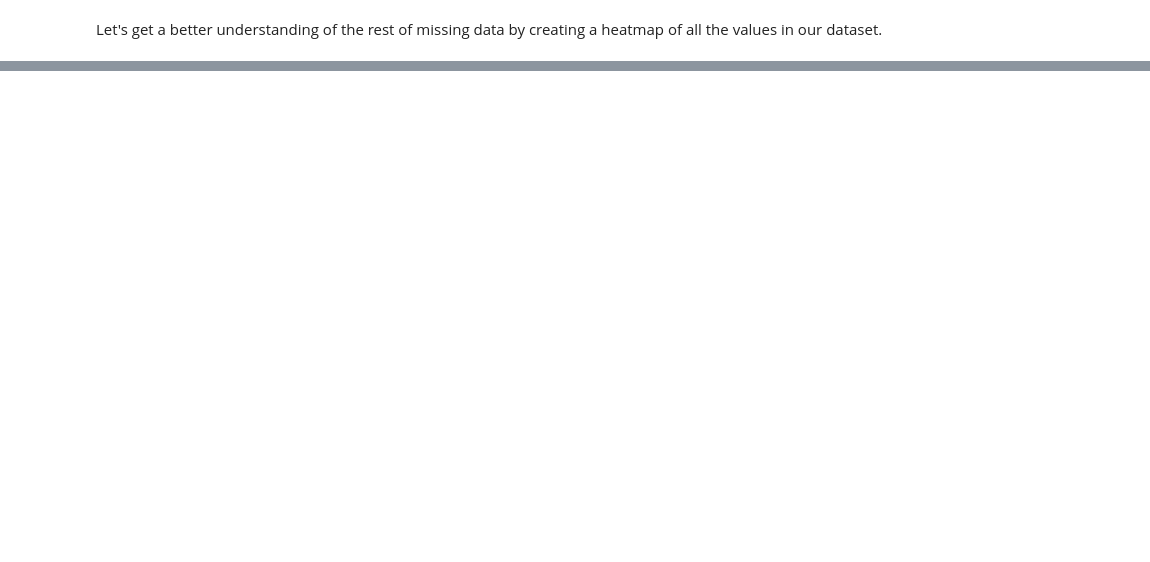
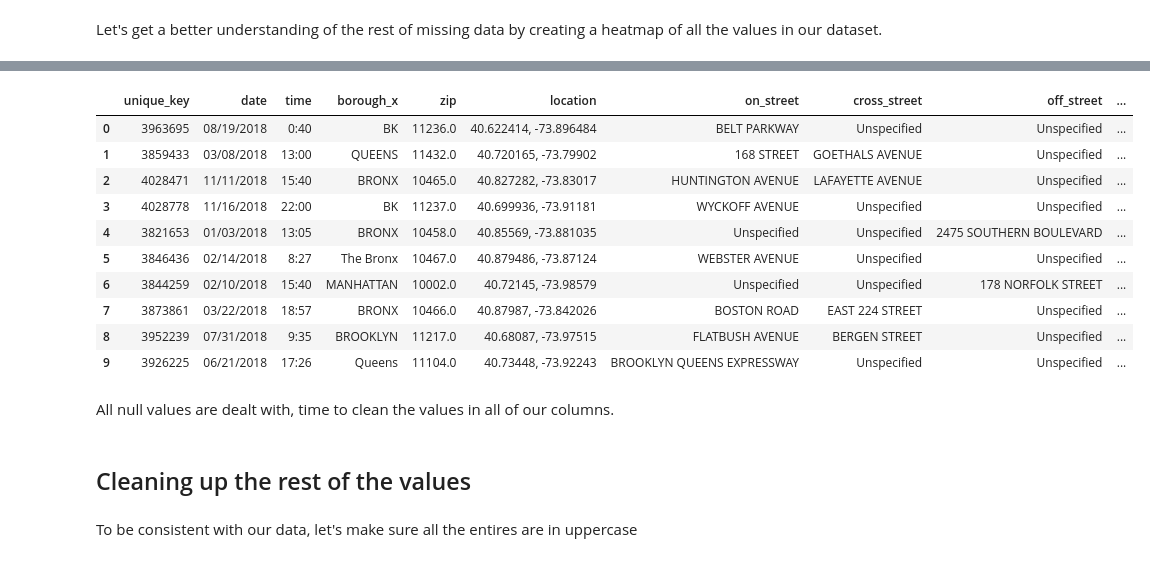
Before and after one commit to wozniakmikolaj/nyc-vehicle-collisions, a Jupyter notebook: nyc-collisions-data-cleaning.ipynb, the cells around one changed output, grey strips where cells are left out. Cells and saved outputs as stored; diff of their text form; code cells hidden in the pictures; blank space fills up the shorter version.

Commit message:
Finished data cleaning. Updated requirements. Started data analysis

```diff
--- a/nyc-collisions-data-cleaning.ipynb
+++ b/nyc-collisions-data-cleaning.ipynb
@@ -155,0 +432,2 @@ nyc_data.head(5)
+# %%
+nyc_filled_data.dropna(subset=["borough_x", "zip"], inplace=True)
@@ -155,0 +451,2 @@ nyc_data.head(5)
+# %%
+nyc_filled_data["location"].mask(nyc_filled_data["location"].isnull(), "Unspecified", inplace=True)
@@ -155,0 +467,8 @@ nyc_data.head(5)
+# %%
+not_null_streets_boolmask = ((nyc_filled_data["on_street"].notnull()) | (nyc_filled_data["cross_street"].notnull())
+                             | (nyc_filled_data["off_street"].notnull()))
+nyc_filled_data = nyc_filled_data[not_null_streets_boolmask]
+# %%
+nyc_filled_data["on_street"].mask(nyc_filled_data["on_street"].isnull(), "Unspecified", inplace=True)
+nyc_filled_data["cross_street"].mask(nyc_filled_data["cross_street"].isnull(), "Unspecified", inplace=True)
+nyc_filled_data["off_street"].mask(nyc_filled_data["off_street"].isnull(), "Unspecified", inplace=True)
@@ -155,0 +495,22 @@ nyc_data.head(5)
+# %%
+streets_boolmask = ((nyc_filled_data["on_street"].isnull()) | (nyc_filled_data["cross_street"].isnull())
+                             | (nyc_filled_data["off_street"].notnull()))
+nyc_filled_data[streets_boolmask].head(10)
+# %% [output]
+|  | unique_key | date | time | borough_x | zip | location | on_street | cross_street | off_street | ... |
+| 0 | 3963695 | 08/19/2018 | 0:40 | BK | 11236.0 | 40.622414, -73.896484 | BELT PARKWAY | Unspecified | Unspecified | ... |
+| 1 | 3859433 | 03/08/2018 | 13:00 | QUEENS | 11432.0 | 40.720165, -73.79902 | 168 STREET | GOETHALS AVENUE | Unspecified | ... |
+| 2 | 4028471 | 11/11/2018 | 15:40 | BRONX | 10465.0 | 40.827282, -73.83017 | HUNTINGTON AVENUE | LAFAYETTE AVENUE | Unspecified | ... |
+| 3 | 4028778 | 11/16/2018 | 22:00 | BK | 11237.0 | 40.699936, -73.91181 | WYCKOFF AVENUE | Unspecified | Unspecified | ... |
+| 4 | 3821653 | 01/03/2018 | 13:05 | BRONX | 10458.0 | 40.85569, -73.881035 | Unspecified | Unspecified | 2475 SOUTHERN BOULEVARD | ... |
+| 5 | 3846436 | 02/14/2018 | 8:27 | The Bronx | 10467.0 | 40.879486, -73.87124 | WEBSTER AVENUE | Unspecified | Unspecified | ... |
+| 6 | 3844259 | 02/10/2018 | 15:40 | MANHATTAN | 10002.0 | 40.72145, -73.98579 | Unspecified | Unspecified | 178 NORFOLK STREET | ... |
+| 7 | 3873861 | 03/22/2018 | 18:57 | BRONX | 10466.0 | 40.87987, -73.842026 | BOSTON ROAD | EAST 224 STREET | Unspecified | ... |
+| 8 | 3952239 | 07/31/2018 | 9:35 | BROOKLYN | 11217.0 | 40.68087, -73.97515 | FLATBUSH AVENUE | BERGEN STREET | Unspecified | ... |
+| 9 | 3926225 | 06/21/2018 | 17:26 | Queens | 11104.0 | 40.73448, -73.92243 | BROOKLYN QUEENS EXPRESSWAY | Unspecified | Unspecified | ... |
+# %% [markdown]
+All null values are dealt with, time to clean the values in all of our columns.
+# %% [markdown]
+## Cleaning up the rest of the values
+# %% [markdown]
+To be consistent with our data, let's make sure all the entires are in uppercase
```
Also changed, not shown: parts of 93 cells of this notebook, 5 other files.
